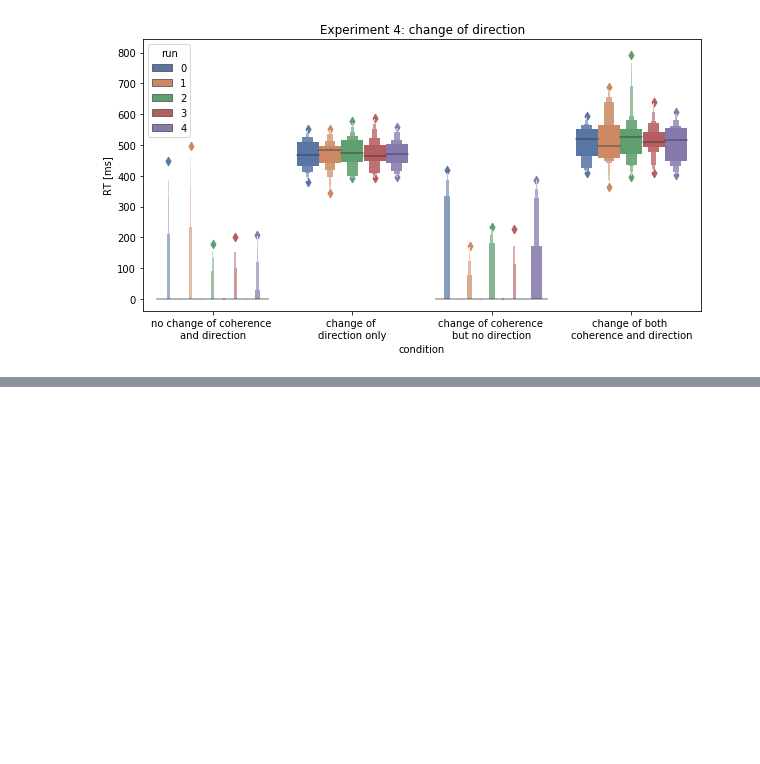
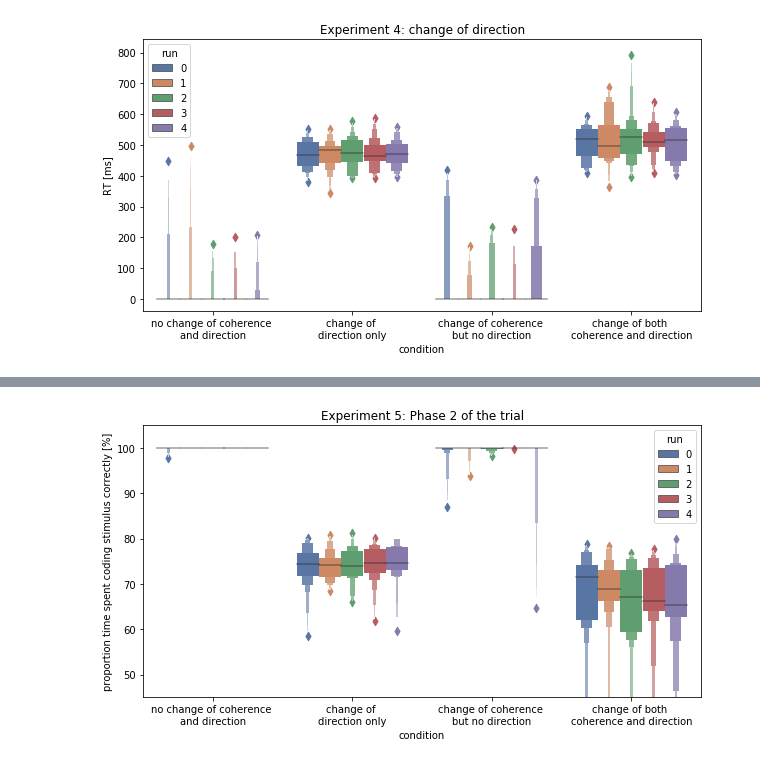
Before and after one commit to maciekszul/stirring_beh_analysis, a Jupyter notebook: visualisations.ipynb, the cells around one changed output, grey strips where cells are left out. Drawn from its saved outputs; the diff is of its cells as text; code cells hidden in the pictures; blank space fills up the shorter version.

```diff
--- a/visualisations.ipynb
+++ b/visualisations.ipynb
@@ -339,0 +380,14 @@ plt.savefig(op.join(path_figs, "exp4_ch_RT.svg"), bbox_inches="tight")
+# %%
+data_gb = data_main.groupby(["subject", "binned_cond", "clockwise", "run"])["time_phase2"].median()
+data_gb = data_gb.reset_index()
+f, ax = plt.subplots(figsize=(10,5))
+sns.boxenplot(data=data_gb, y="time_phase2", hue="run", x="binned_cond", palette="deep")
+plt.ylim((45,105))
+plt.title("Experiment 5: Phase 2 of the trial")
+plt.ylabel("proportion time spent coding stimulus correctly [%]")
+plt.xlabel("condition")
+plt.xticks([0,1,2,3], labels)
+plt.savefig(op.join(path_figs, "exp5_ph2.png"), bbox_inches="tight")
+plt.savefig(op.join(path_figs, "exp5_ph2.svg"), bbox_inches="tight")
+# %% [output]
+[figure, added]
```
Also changed, not shown: parts of 8 cells of this notebook, 1 other file.
